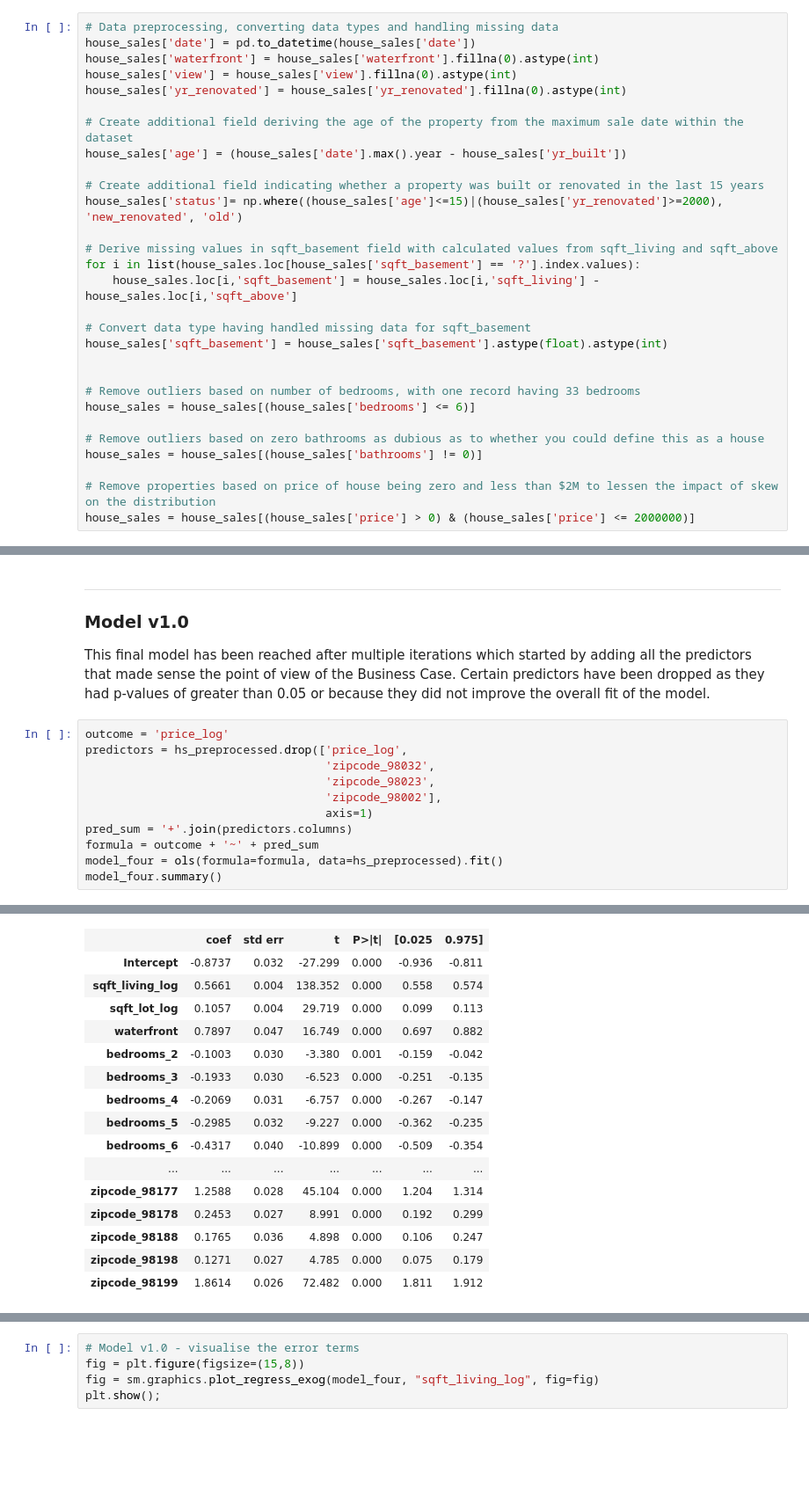
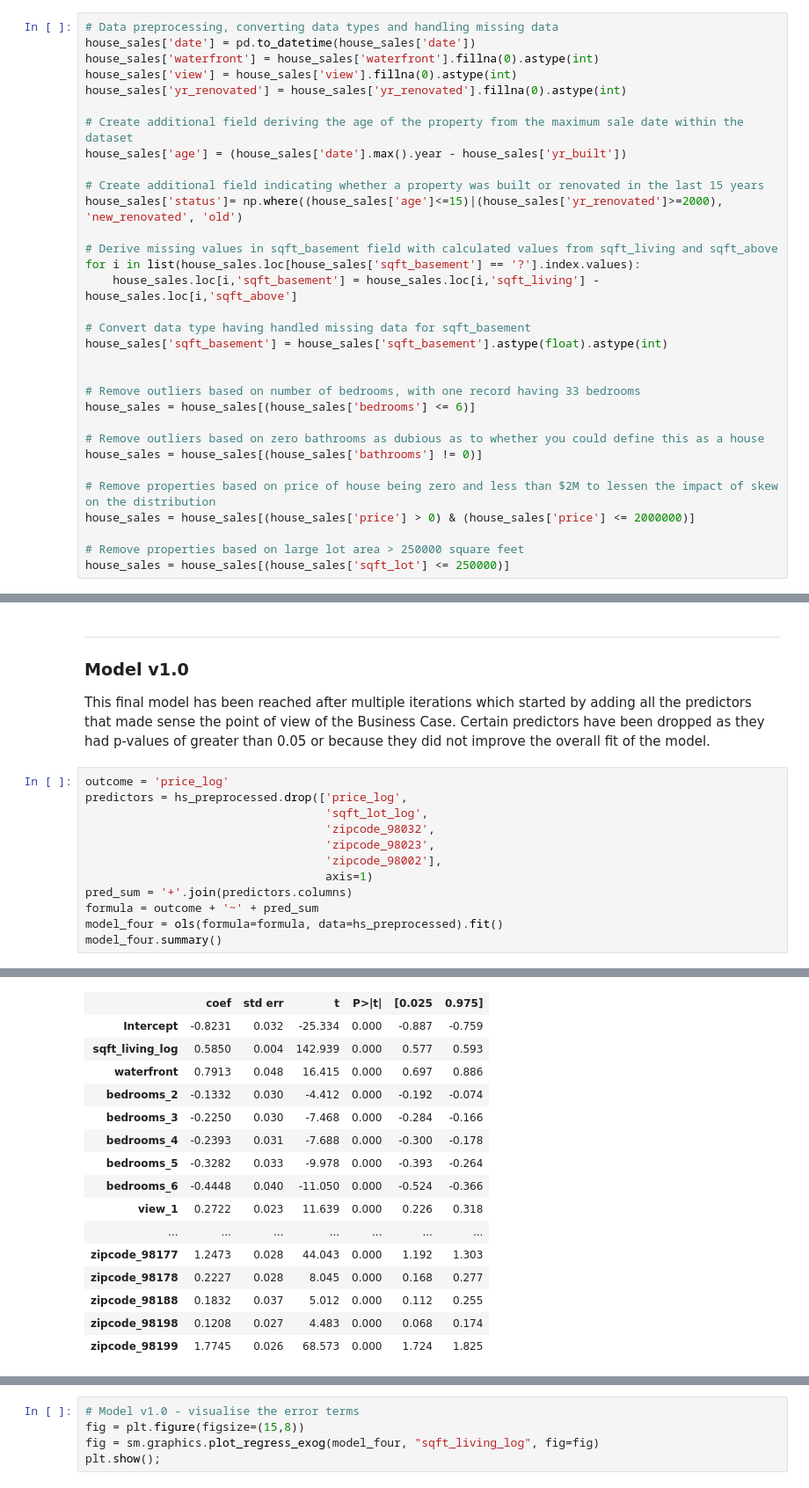
Before and after one commit to toopster/dsc-mod-2-project-v2-1-online-ds-sp-000, a Jupyter notebook: index.ipynb, the cells around one changed output, grey strips where cells are left out. Shown at 88% size. Drawn from its saved outputs; the diff is of its cells as text; blank space fills up the shorter version.

```diff
--- a/index.ipynb
+++ b/index.ipynb
@@ -300,6 +300,9 @@ house_sales = house_sales[(house_sales['bathrooms'] != 0)]
 
 # Remove properties based on price of house being zero and less than $2M to lessen the impact of skew on the distribution
 house_sales = house_sales[(house_sales['price'] > 0) & (house_sales['price'] <= 2000000)]
+
+# Remove properties based on large lot area > 250000 square feet
+house_sales = house_sales[(house_sales['sqft_lot'] <= 250000)]
 # %%
 house_sales.head()
 # %% [output]
@@ -694,6 +697,7 @@ This final model has been reached after multiple iterations which started by add
 # %%
 outcome = 'price_log'
 predictors = hs_preprocessed.drop(['price_log',
+                                   'sqft_lot_log',
                                    'zipcode_98032',
                                    'zipcode_98023',
                                    'zipcode_98002'],
@@ -715,17 +719,17 @@ OLS Regression Results
 | Covariance Type: | nonrobust |  |  |
 |  | coef | std err | t | P>|t| | [0.025 | 0.975] |
-| Intercept | -0.8737 | 0.032 | -27.299 | 0.000 | -0.936 | -0.811 |
-| sqft_living_log | 0.5661 | 0.004 | 138.352 | 0.000 | 0.558 | 0.574 |
-| sqft_lot_log | 0.1057 | 0.004 | 29.719 | 0.000 | 0.099 | 0.113 |
-| waterfront | 0.7897 | 0.047 | 16.749 | 0.000 | 0.697 | 0.882 |
-| bedrooms_2 | -0.1003 | 0.030 | -3.380 | 0.001 | -0.159 | -0.042 |
-| bedrooms_3 | -0.1933 | 0.030 | -6.523 | 0.000 | -0.251 | -0.135 |
-| bedrooms_4 | -0.2069 | 0.031 | -6.757 | 0.000 | -0.267 | -0.147 |
-| bedrooms_5 | -0.2985 | 0.032 | -9.227 | 0.000 | -0.362 | -0.235 |
-| bedrooms_6 | -0.4317 | 0.040 | -10.899 | 0.000 | -0.509 | -0.354 |
+| Intercept | -0.8231 | 0.032 | -25.334 | 0.000 | -0.887 | -0.759 |
+| sqft_living_log | 0.5850 | 0.004 | 142.939 | 0.000 | 0.577 | 0.593 |
+| waterfront | 0.7913 | 0.048 | 16.415 | 0.000 | 0.697 | 0.886 |
+| bedrooms_2 | -0.1332 | 0.030 | -4.412 | 0.000 | -0.192 | -0.074 |
+| bedrooms_3 | -0.2250 | 0.030 | -7.468 | 0.000 | -0.284 | -0.166 |
+| bedrooms_4 | -0.2393 | 0.031 | -7.688 | 0.000 | -0.300 | -0.178 |
+| bedrooms_5 | -0.3282 | 0.033 | -9.978 | 0.000 | -0.393 | -0.264 |
+| bedrooms_6 | -0.4448 | 0.040 | -11.050 | 0.000 | -0.524 | -0.366 |
+| view_1 | 0.2722 | 0.023 | 11.639 | 0.000 | 0.226 | 0.318 |
 | ... | ... | ... | ... | ... | ... | ... |
-| zipcode_98177 | 1.2588 | 0.028 | 45.104 | 0.000 | 1.204 | 1.314 |
-| zipcode_98178 | 0.2453 | 0.027 | 8.991 | 0.000 | 0.192 | 0.299 |
-| zipcode_98188 | 0.1765 | 0.036 | 4.898 | 0.000 | 0.106 | 0.247 |
-| zipcode_98198 | 0.1271 | 0.027 | 4.785 | 0.000 | 0.075 | 0.179 |
-| zipcode_98199 | 1.8614 | 0.026 | 72.482 | 0.000 | 1.811 | 1.912 |
+| zipcode_98177 | 1.2473 | 0.028 | 44.043 | 0.000 | 1.192 | 1.303 |
+| zipcode_98178 | 0.2227 | 0.028 | 8.045 | 0.000 | 0.168 | 0.277 |
+| zipcode_98188 | 0.1832 | 0.037 | 5.012 | 0.000 | 0.112 | 0.255 |
+| zipcode_98198 | 0.1208 | 0.027 | 4.483 | 0.000 | 0.068 | 0.174 |
+| zipcode_98199 | 1.7745 | 0.026 | 68.573 | 0.000 | 1.724 | 1.825 |
```
Also changed, not shown: parts of 15 cells of this notebook.
